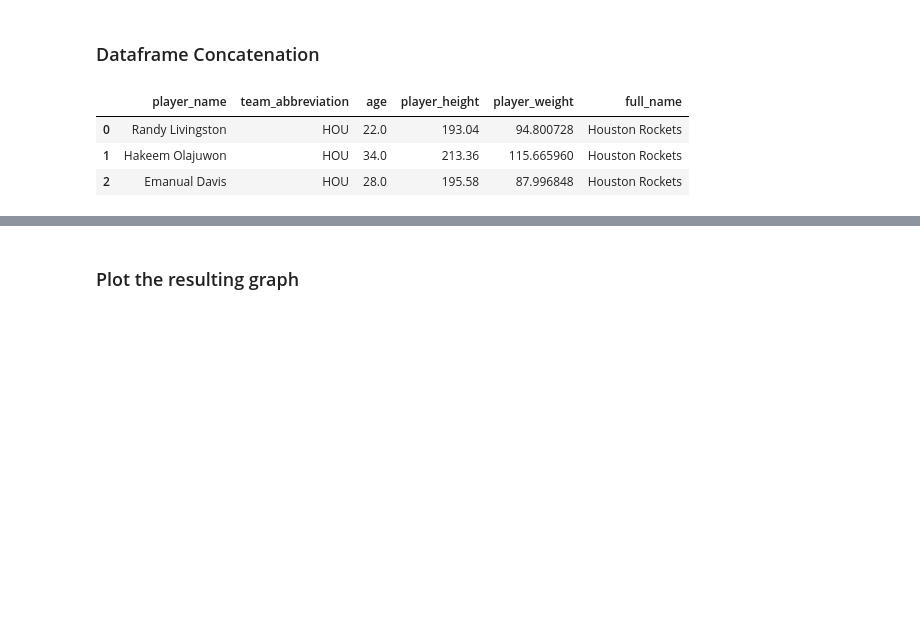
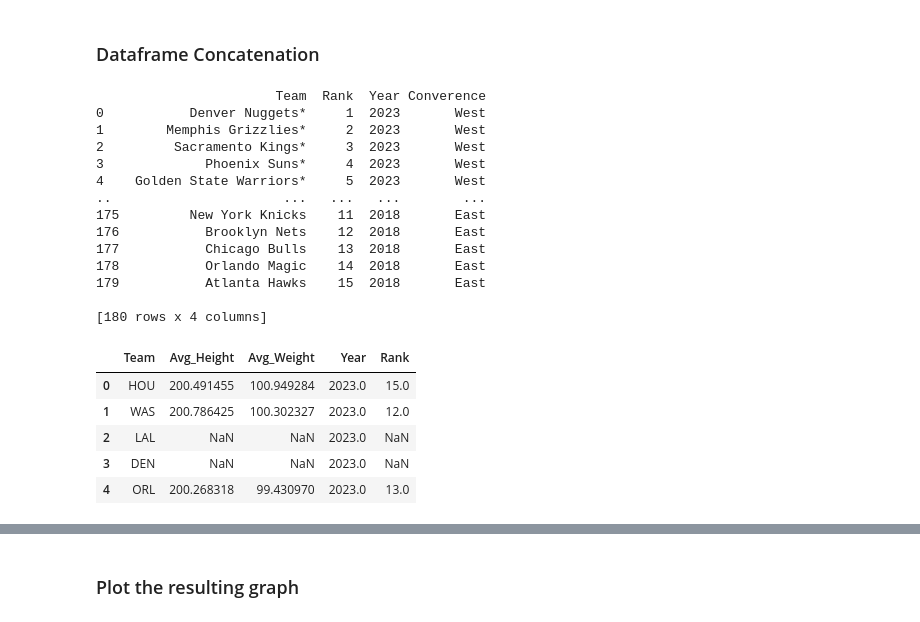
Before and after one commit to colekrant/ADS-Final-Project, a Jupyter notebook: height_weight.ipynb, the cells around one changed output, grey strips where cells are left out. Cells and saved outputs as stored; diff of their text form; code cells hidden in the pictures; blank space fills up the shorter version.

Commit message:
Finished height and weight k-mean analysis

```diff
--- a/height_weight.ipynb
+++ b/height_weight.ipynb
@@ -141,65 +141,75 @@ df_rankings.head()
 #      full_name (team name)
 #      team_abbreviation
 #      rank
 #      year
 
 ## Merge with Seasons
 df = pd.merge(df_seasons, df_team, left_on="team_abbreviation", right_on="abbreviation")
 df = df[["player_name", "team_abbreviation", "age", "player_height", "player_weight", "full_name"]]
 
-df.head(3)
-
-# ## Merge with Rankings
-# df = pd.merge(df, df_rankings, left_on="full_name", right_on="Team")
-
-# df.head(3)
+## Merge with Rankings
+df = pd.merge(df, df_rankings, left_on="full_name", right_on="Team")
+print(df_rankings)
 
 #--------------------------------------------------------------------------------#
 ### Pseudocode
 # Objective: create a dataframe with the following columns
 #       Loop through each year
 #           Create a smaller dataframe with the given year
 #           Loop through each team
 #               Calculate average height of the team
 #               Append the team, average height, and year to the new dataframe
 
-# # New Master Dataframe
-# dict = {'Team' : [], 'Avg_Height' : [], 'Year' : [], 'Rank' : []}
-# dfMaster = pd.DataFrame(dict)
+# New Master Dataframe
+dict = {'Team' : [], 'Avg_Height' : [], 'Avg_Weight' : [], 'Year' : [], 'Rank' : []}
+dfMaster = pd.DataFrame(dict)
 
-# # Get all unique years and teams
-# years = df["Year"].unique()                    # get all unique years
-# teams = df["team_abbreviation"].unique()       # get all unique teams
+# Get all unique years and teams
+years = df["Year"].unique()                    # get all unique years
+teams = df["team_abbreviation"].unique()       # get all unique teams
 
-# ##-- Loop through each year --##
-# for year in range(len(years)):
+##-- Loop through each year --##
+for year in range(len(years)):
 
-#     # Create a smaller dataframe with the given year
-#     df_year = df[df["Year"] == years[year]]
+    # Create a smaller dataframe with the given year
+    df_year = df[df["Year"] == years[year]]
 
-#     ##-- Loop through each team --##
-#     for team in range(len(teams)):
+    ##-- Loop through each team --##
+    for team in range(len(teams)):
 
-#         # Calculate average height of the team
-#         avg_height = df_year[df_year["team_abbreviation"] == teams[team]]["player_height"].mean()  # calculate average height of the team
+        # Calculate average height of the team
+        avg_height = df_year[df_year["team_abbreviation"] == teams[team]]["player_height"].mean()  # calculate average height of the team
+        avg_weight = df_year[df_year["team_abbreviation"] == teams[team]]["player_weight"].mean()  # calculate average height of the team
+        rank = df_year[df_year["team_abbreviation"] == teams[team]]["Rank"].mean()  # calculate average height of the team
 
-#         # Append the team, average height, and year to the new dataframe
-#         temp = {'Team' : teams[team], 'Avg_Height' : avg_height, 'Year' : years[year]}             # create a temporary dataframe
-#         df_temp = pd.DataFrame(temp, index=[0])
+        # Append the team, average height, and year to the new dataframe
+        temp = {'Team' : teams[team], 'Avg_Height' : avg_height, 'Avg_Weight': avg_weight, 'Year' : years[year], 'Rank': rank}             # create a temporary dataframe
+        df_temp = pd.DataFrame(temp, index=[0])
 
-#         dfMaster = pd.concat([dfMaster, df_temp], ignore_index = True)                             # append the temporary dataframe to the master dataframe
-#         dfMaster = dfMaster.reset_index(drop=True)
-
-
-# #--------------------------------------------------------------------------------#
-# dfMaster.dropna(inplace=True)
+        dfMaster = pd.concat([dfMaster, df_temp], ignore_index = True)                             # append the temporary dataframe to the master dataframe
+        dfMaster = dfMaster.reset_index(drop=True)
 
 
 #--------------------------------------------------------------------------------#
-# dfMaster.merge(dfMaster, df_rankings, left_on="Team", right_on="Year")
-# dfMaster.head(100)
+dfMaster.head(5)
 # %% [output]
+                       Team  Rank  Year Converence
+0           Denver Nuggets*     1  2023       West
+1        Memphis Grizzlies*     2  2023       West
+2         Sacramento Kings*     3  2023       West
+3             Phoenix Suns*     4  2023       West
+4    Golden State Warriors*     5  2023       West
+..                      ...   ...   ...        ...
+175         New York Knicks    11  2018       East
+176           Brooklyn Nets    12  2018       East
+177           Chicago Bulls    13  2018       East
+178           Orlando Magic    14  2018       East
+179           Atlanta Hawks    15  2018       East
+
+[180 rows x 4 columns]
-|  | player_name | team_abbreviation | age | player_height | player_weight | full_name |
-| 0 | Randy Livingston | HOU | 22.0 | 193.04 | 94.800728 | Houston Rockets |
-| 1 | Hakeem Olajuwon | HOU | 34.0 | 213.36 | 115.665960 | Houston Rockets |
-| 2 | Emanual Davis | HOU | 28.0 | 195.58 | 87.996848 | Houston Rockets |
+|  | Team | Avg_Height | Avg_Weight | Year | Rank |
+| 0 | HOU | 200.491455 | 100.949284 | 2023.0 | 15.0 |
+| 1 | WAS | 200.786425 | 100.302327 | 2023.0 | 12.0 |
+| 2 | LAL | NaN | NaN | 2023.0 | NaN |
+| 3 | DEN | NaN | NaN | 2023.0 | NaN |
+| 4 | ORL | 200.268318 | 99.430970 | 2023.0 | 13.0 |
```
Also changed, not shown: parts of 11 cells of this notebook.
